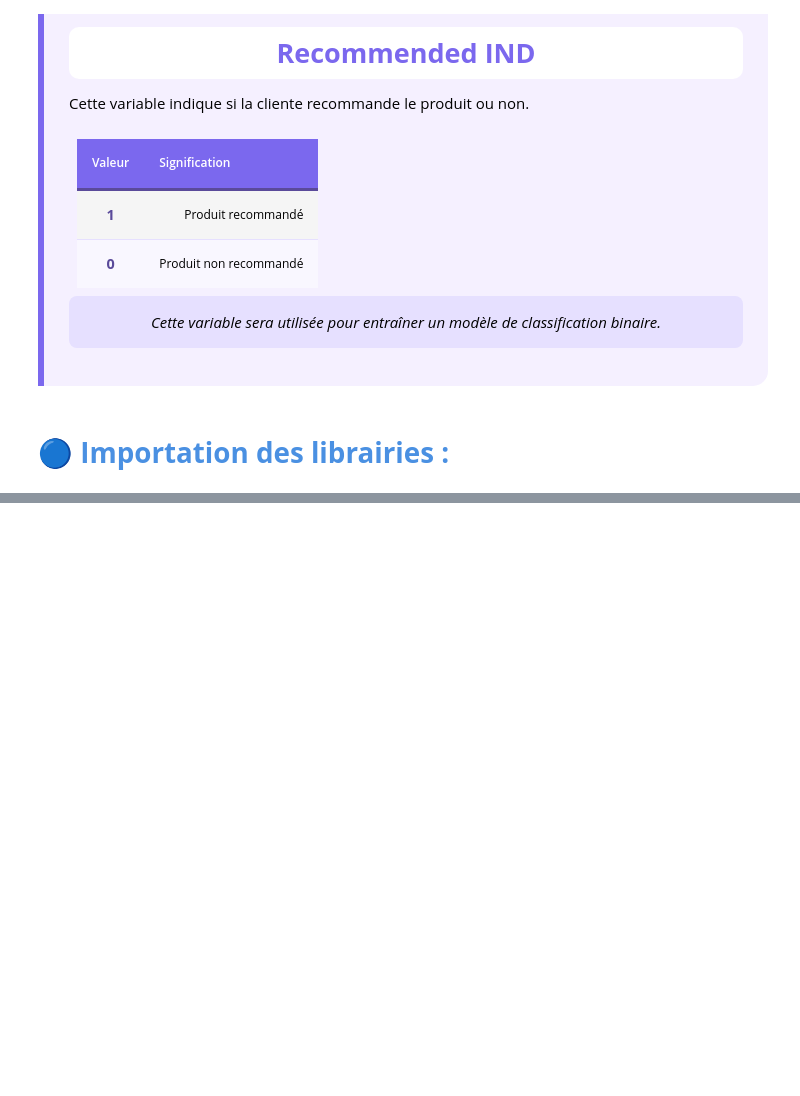
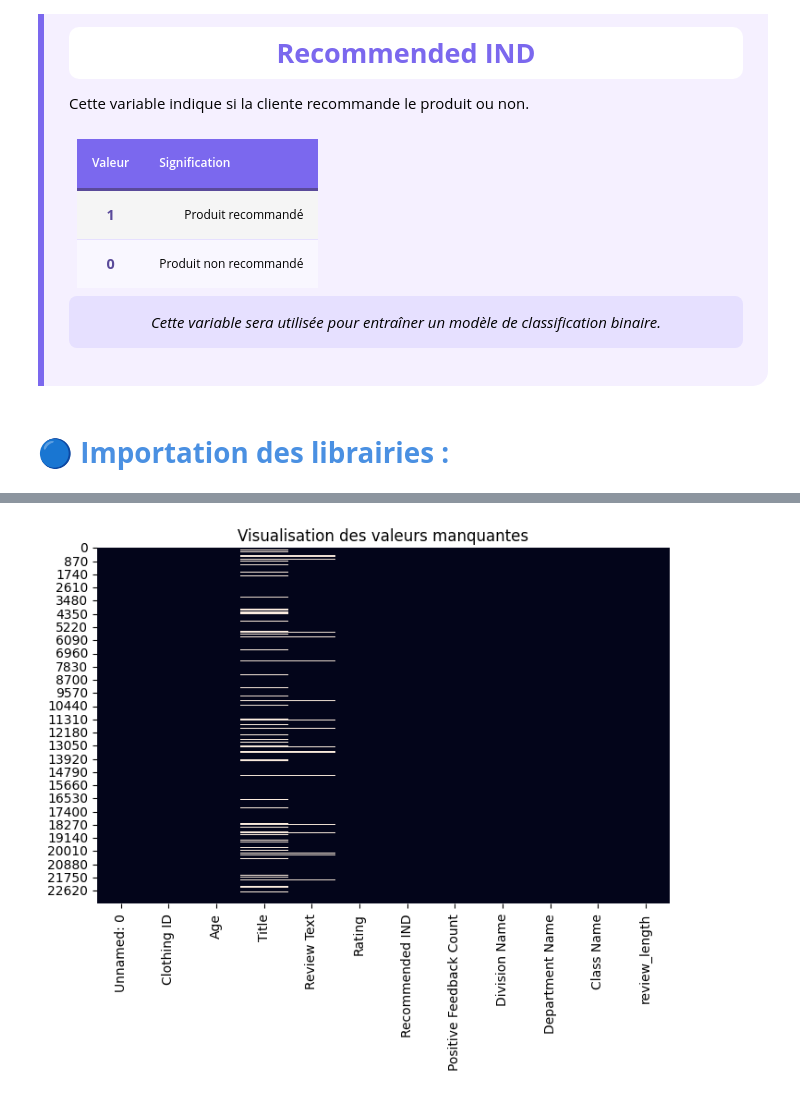
Before and after one commit to BenWafae/womens-ecommerce-product-success, a Jupyter notebook: notebooks/ecommerce_project.ipynb, the cells around one changed output, grey strips where cells are left out. Cells and saved outputs as stored; diff of their text form; code cells hidden in the pictures; blank space fills up the shorter version.

```diff
--- a/notebooks/ecommerce_project.ipynb
+++ b/notebooks/ecommerce_project.ipynb
@@ -377,0 +557,7 @@ warnings.filterwarnings("ignore")
+# %%
+plt.figure(figsize=(8,5))
+sns.heatmap(df.isnull(), cbar=False)
+plt.title("Visualisation des valeurs manquantes")
+plt.show()
+# %% [output]
+[figure, added]
```
Also changed, not shown: parts of 38 cells of this notebook.
